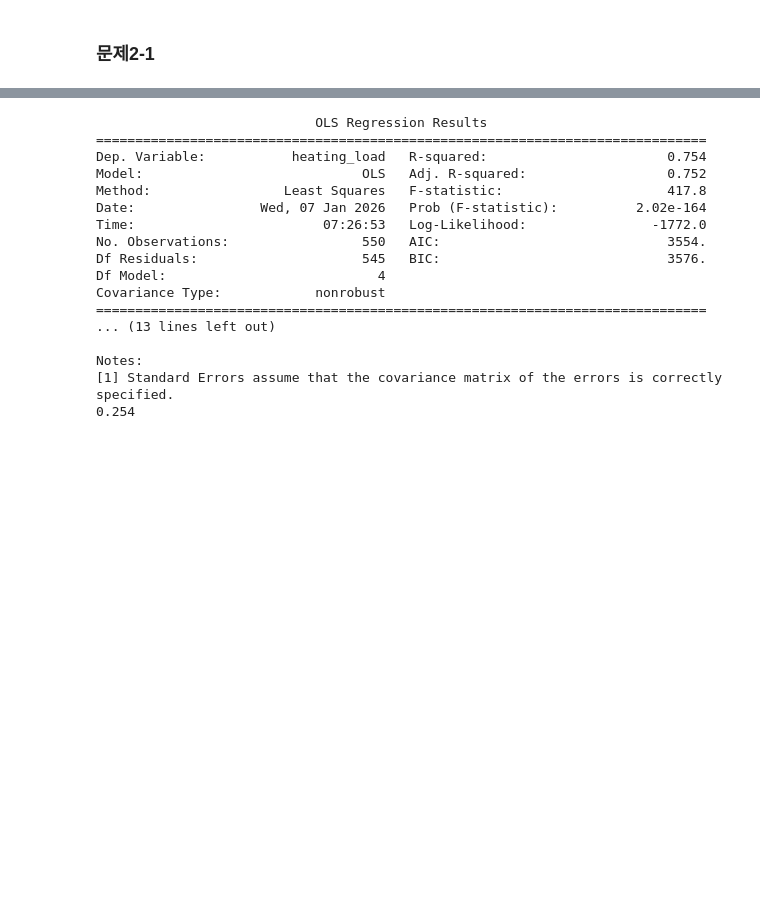
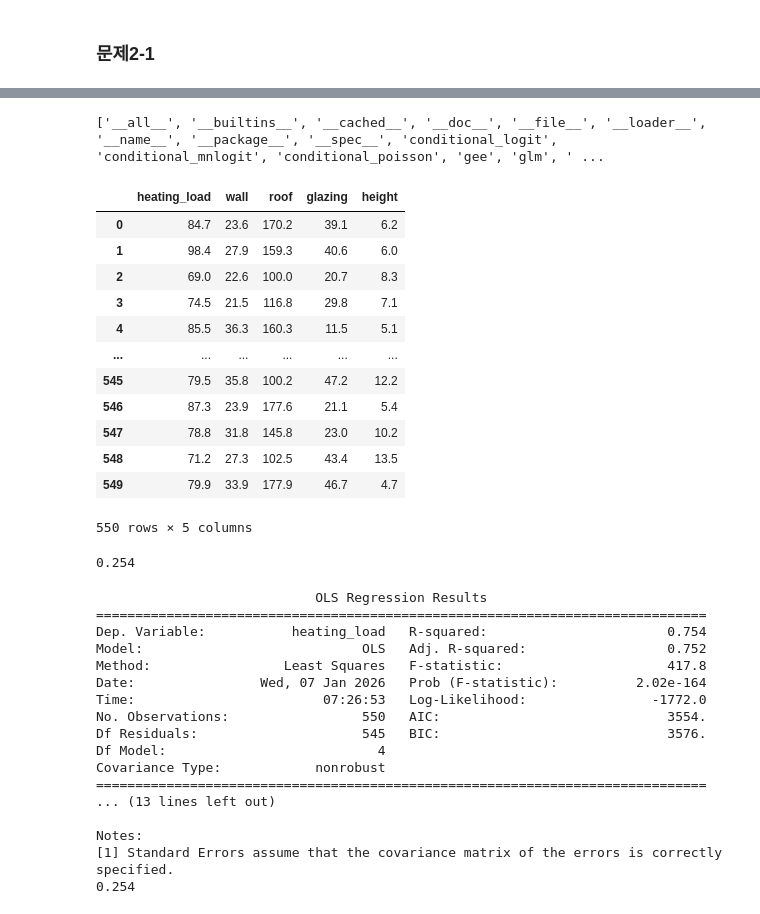
Before and after one commit to sohyun23/Big-Data-Analysis-, a Jupyter notebook: part4/ch10/p10_type3.ipynb, the cells around one changed output, grey strips where cells are left out. Drawn from its saved outputs; the diff is of its cells as text; code cells hidden in the pictures; blank space fills up the shorter version.

```diff
--- a/part4/ch10/p10_type3.ipynb
+++ b/part4/ch10/p10_type3.ipynb
@@ -104,3 +144,35 @@ print(round(pred[0], 3))
+# %%
+import pandas as pd
+import numpy as np
+import statsmodels.formula.api as smf
+print(dir(smf))
+# %% [output]
+['__all__', '__builtins__', '__cached__', '__doc__', '__file__', '__loader__', '__name__', '__package__', '__spec__', 'conditional_logit', 'conditional_mnlogit', 'conditional_poisson', 'gee', 'glm', ' ...
+# %%
+# 1) 데이터 불러오기
+df = pd.read_csv("https://raw.githubusercontent.com/lovedlim/bae-v3/main/part4/ch10/heating.csv")
+df
+# %% [output]
+|  | heating_load | wall | roof | glazing | height |
+| 0 | 84.7 | 23.6 | 170.2 | 39.1 | 6.2 |
+| 1 | 98.4 | 27.9 | 159.3 | 40.6 | 6.0 |
+| 2 | 69.0 | 22.6 | 100.0 | 20.7 | 8.3 |
+| 3 | 74.5 | 21.5 | 116.8 | 29.8 | 7.1 |
+| 4 | 85.5 | 36.3 | 160.3 | 11.5 | 5.1 |
+| ... | ... | ... | ... | ... | ... |
+| 545 | 79.5 | 35.8 | 100.2 | 47.2 | 12.2 |
+| 546 | 87.3 | 23.9 | 177.6 | 21.1 | 5.4 |
+| 547 | 78.8 | 31.8 | 145.8 | 23.0 | 10.2 |
+| 548 | 71.2 | 27.3 | 102.5 | 43.4 | 13.5 |
+| 549 | 79.9 | 33.9 | 177.9 | 46.7 | 4.7 |
+550 rows × 5 columns
+# %%
+formula2 = "heating_load ~ wall + roof + glazing + height"
+model2 = smf.ols(formula2, data = df).fit()
+#print(model2.summary())
+print(round(model2.params[1:].sum(),3))
+# %% [output]
+0.254
 # %%
 import pandas as pd
 
```
Also changed, not shown: parts of 11 cells of this notebook.
